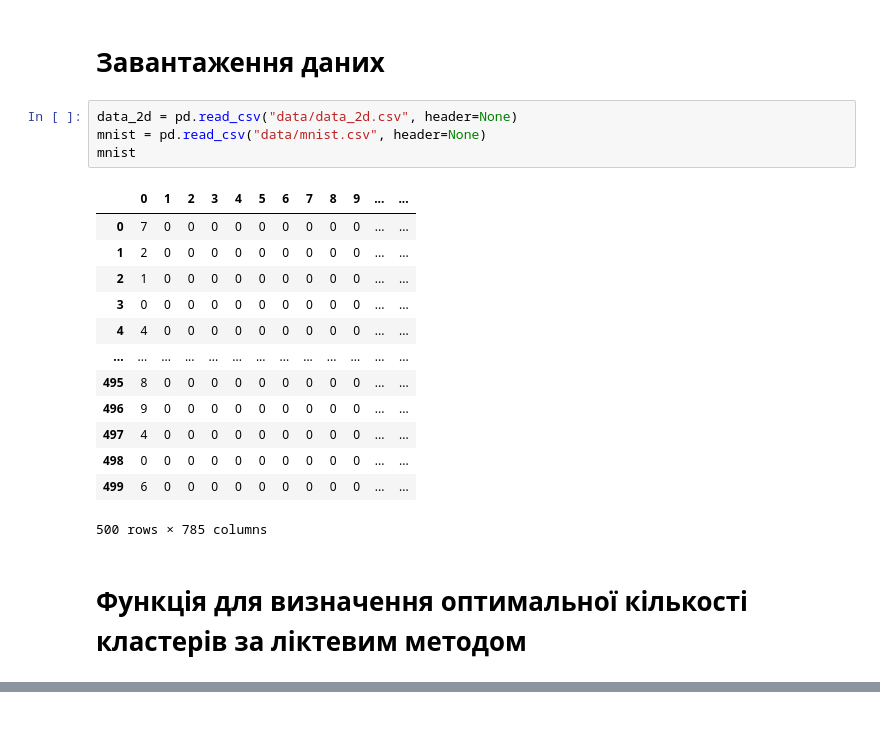
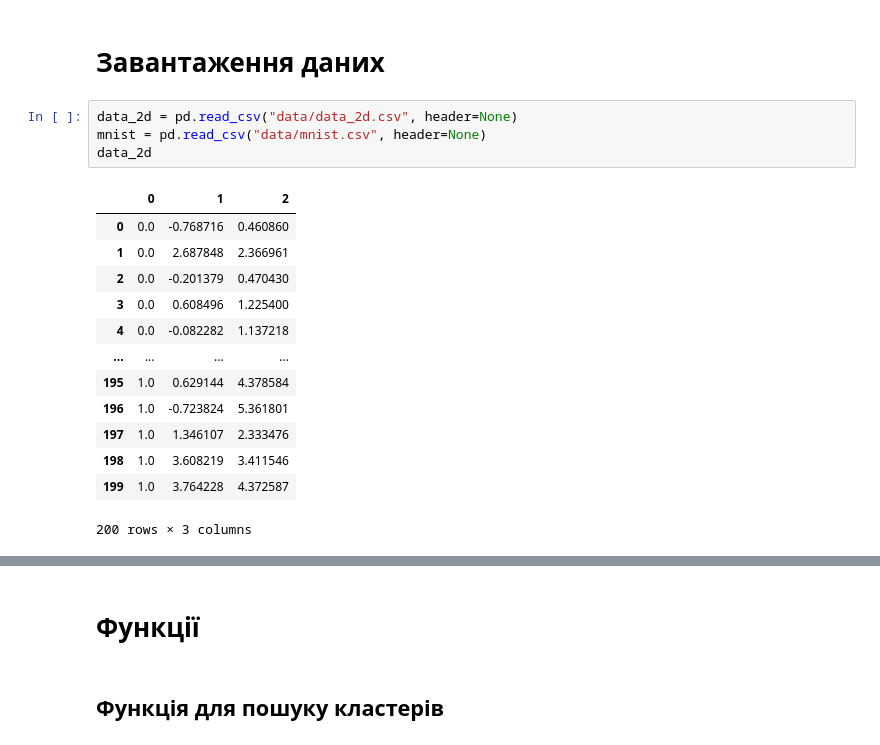
Before and after one commit to sergiokapone/DataScience, a Jupyter notebook: Hw6/Hw6.ipynb, the cells around one changed output, grey strips where cells are left out. Cells and saved outputs as stored; diff of their text form.

Commit message:
data_2d performed

```diff
--- a/Hw6/Hw6.ipynb
+++ b/Hw6/Hw6.ipynb
@@ -45,23 +45,21 @@ from sklearn.cluster import KMeans
 # %%
 data_2d = pd.read_csv("data/data_2d.csv", header=None)
 mnist = pd.read_csv("data/mnist.csv", header=None)
-mnist
+data_2d
 # %% [output]
-|  | 0 | 1 | 2 | 3 | 4 | 5 | 6 | 7 | 8 | 9 | ... | ... |
-| 0 | 7 | 0 | 0 | 0 | 0 | 0 | 0 | 0 | 0 | 0 | ... | ... |
-| 1 | 2 | 0 | 0 | 0 | 0 | 0 | 0 | 0 | 0 | 0 | ... | ... |
-| 2 | 1 | 0 | 0 | 0 | 0 | 0 | 0 | 0 | 0 | 0 | ... | ... |
-| 3 | 0 | 0 | 0 | 0 | 0 | 0 | 0 | 0 | 0 | 0 | ... | ... |
-| 4 | 4 | 0 | 0 | 0 | 0 | 0 | 0 | 0 | 0 | 0 | ... | ... |
-| ... | ... | ... | ... | ... | ... | ... | ... | ... | ... | ... | ... | ... |
-| 495 | 8 | 0 | 0 | 0 | 0 | 0 | 0 | 0 | 0 | 0 | ... | ... |
-| 496 | 9 | 0 | 0 | 0 | 0 | 0 | 0 | 0 | 0 | 0 | ... | ... |
-| 497 | 4 | 0 | 0 | 0 | 0 | 0 | 0 | 0 | 0 | 0 | ... | ... |
-| 498 | 0 | 0 | 0 | 0 | 0 | 0 | 0 | 0 | 0 | 0 | ... | ... |
-| 499 | 6 | 0 | 0 | 0 | 0 | 0 | 0 | 0 | 0 | 0 | ... | ... |
+|  | 0 | 1 | 2 |
+| 0 | 0.0 | -0.768716 | 0.460860 |
+| 1 | 0.0 | 2.687848 | 2.366961 |
+| 2 | 0.0 | -0.201379 | 0.470430 |
+| 3 | 0.0 | 0.608496 | 1.225400 |
+| 4 | 0.0 | -0.082282 | 1.137218 |
+| ... | ... | ... | ... |
+| 195 | 1.0 | 0.629144 | 4.378584 |
+| 196 | 1.0 | -0.723824 | 5.361801 |
+| 197 | 1.0 | 1.346107 | 2.333476 |
+| 198 | 1.0 | 3.608219 | 3.411546 |
+| 199 | 1.0 | 3.764228 | 4.372587 |
-500 rows × 785 columns
+200 rows × 3 columns
-# %% [markdown]
-# Функція для визначення оптимальної кількості кластерів за ліктевим методом
 # %% [markdown]
 ## Метод "ліктя"
 
@@ -72,4 +70,8 @@ mnist
 ![Alt text](image/kmean.png)
 
 Графік "ліктя" показує залежність функції втрат $V$ від кількості кластерів $k$. Якщо на графіку можна виокремити точку згину (так званий "лікоть"), то це може свідчити про те, що відповідна кількість кластерів є оптимальною.
+# %% [markdown]
+# Функції
+# %% [markdown]
+## Функція для пошуку кластерів
 # %%
```
Also changed, not shown: parts of 17 cells of this notebook.
